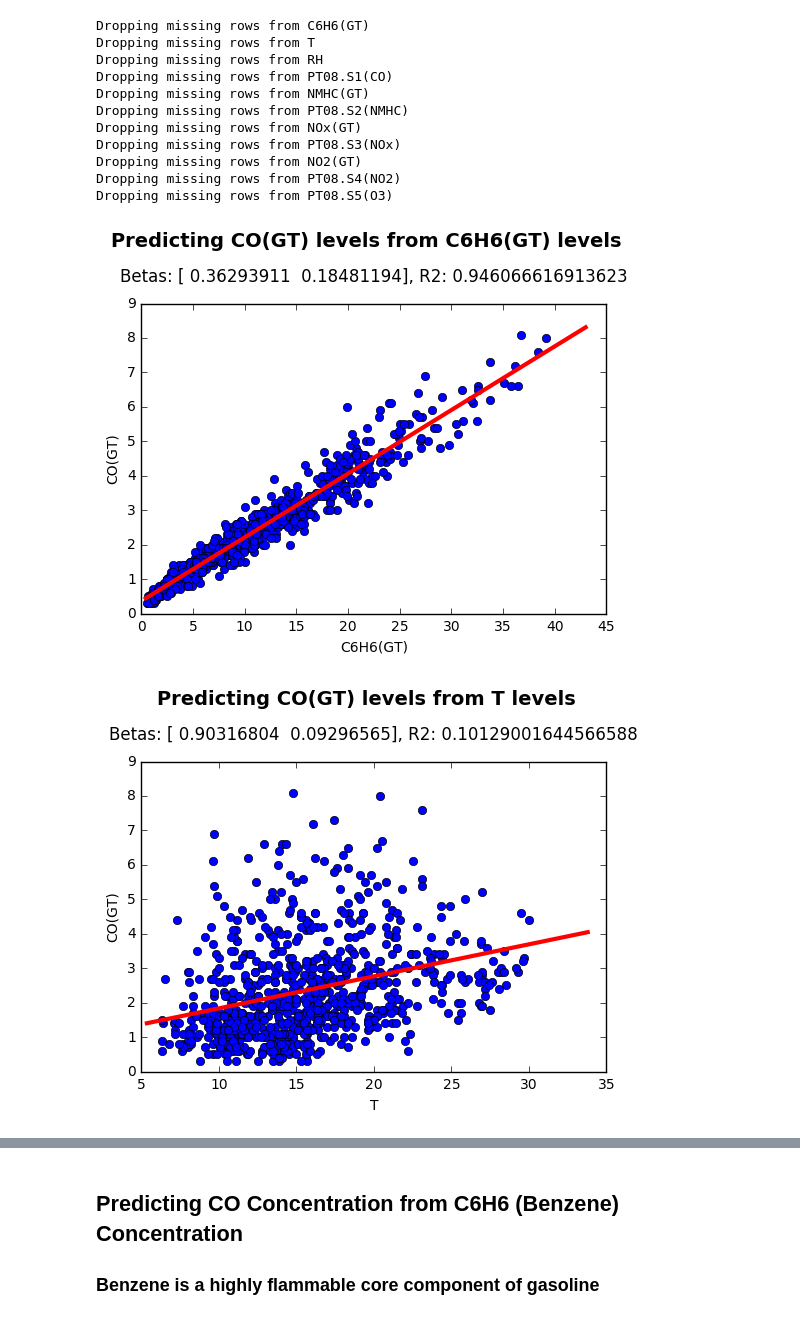
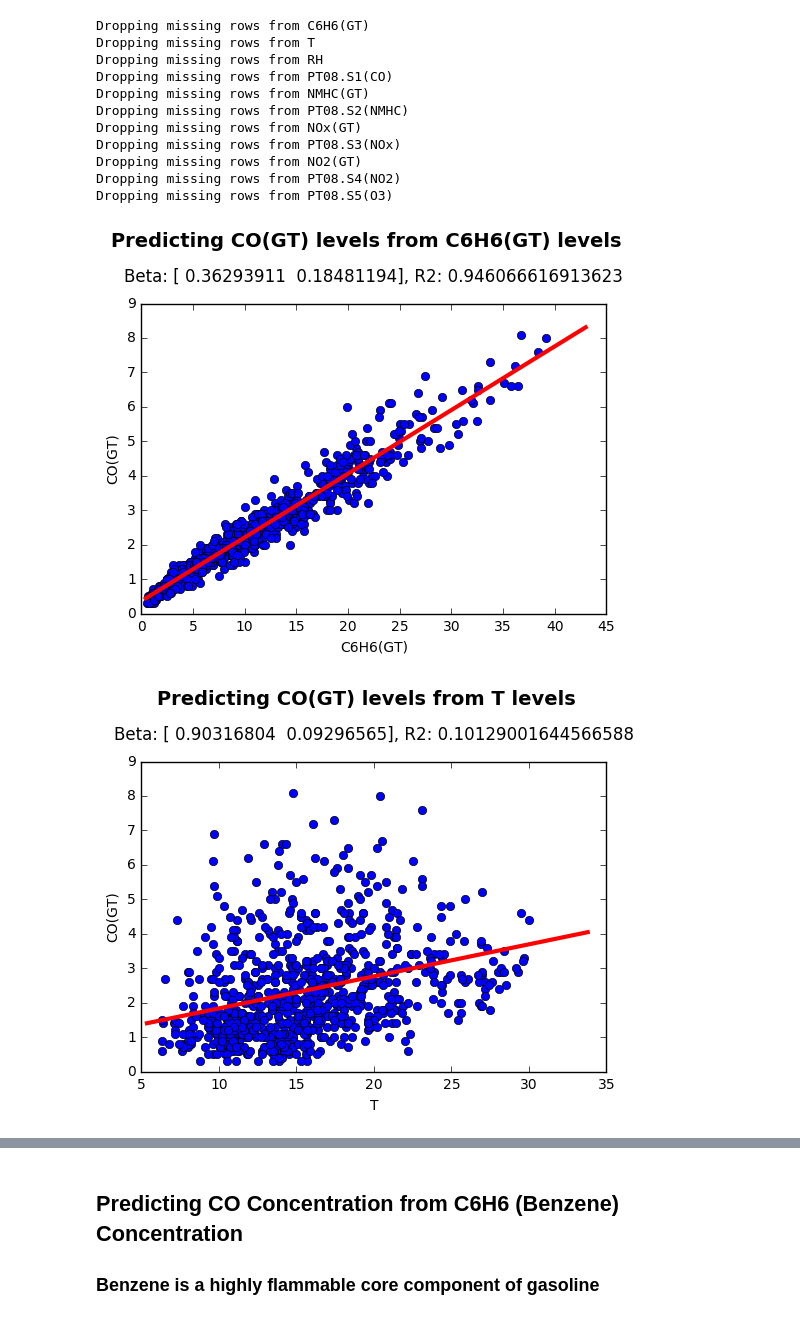
Before and after one commit to bcooper94/AdvancedDataMining, a Jupyter notebook: regression.ipynb, the cells around one changed output, grey strips where cells are left out. Drawn from its saved outputs; the diff is of its cells as text; code cells hidden in the pictures.

```diff
--- a/regression.ipynb
+++ b/regression.ipynb
@@ -84,7 +85,7 @@ inputVals: vector in form of [x1, x2, ..., xn]
 beta: vector of beta coefficients in form [b0, b1, b2, ..., bn]
 """
 def linRegEstimate(inputVals, beta):
-    inputMatrix = np.array([1] + inputVals)
+    inputMatrix = np.insert(inputVals, 0, 1)
 #     print('input values:', inputVals)
 #     print('input matrix:', inputMatrix)
 #     print('multiply:', inputMatrix * beta)
@@ -205,24 +206,24 @@ airQualityXCols = [airQualityDf[attr]
 # %%
 COValues = airQualityDf['CO(GT)'].as_matrix()
 
 for col in airQualityXCols:
     colValues = col.as_matrix()
     colBetas, colCorrelation = computeLinRegBeta(colValues, COValues)
 
     xMin = colValues.min()
     xMax = colValues.max()
     xRange = np.arange(xMin * .85, xMax * 1.15, (xMax - xMin) / 10)
     predictedLine = [linRegEstimate([x], colBetas) for x in xRange]
 
     fig = plt.figure()
     graph = fig.add_subplot(111)
     fig.suptitle('Predicting {} levels from {} levels'.format(airQualityY.name, col.name),
                 y=1.08, fontsize=14, fontweight='bold')
-    graph.set_title('Betas: {}, R2: {}'.format(colBetas, colCorrelation))
+    graph.set_title('Beta: {}, R2: {}'.format(colBetas, colCorrelation))
     graph.title.set_position([0.5, 1.05])
     graph.set_ylabel(airQualityY.name)
     graph.set_xlabel(col.name)
     graph.plot(colValues, COValues, 'bo', xRange, predictedLine, 'r-', linewidth=3.0)
 # %% [output]
-[figure, old version]
+[figure, new version]
-[figure, old version]
+[figure, new version]
```
Also changed, not shown: parts of 5 cells of this notebook.
